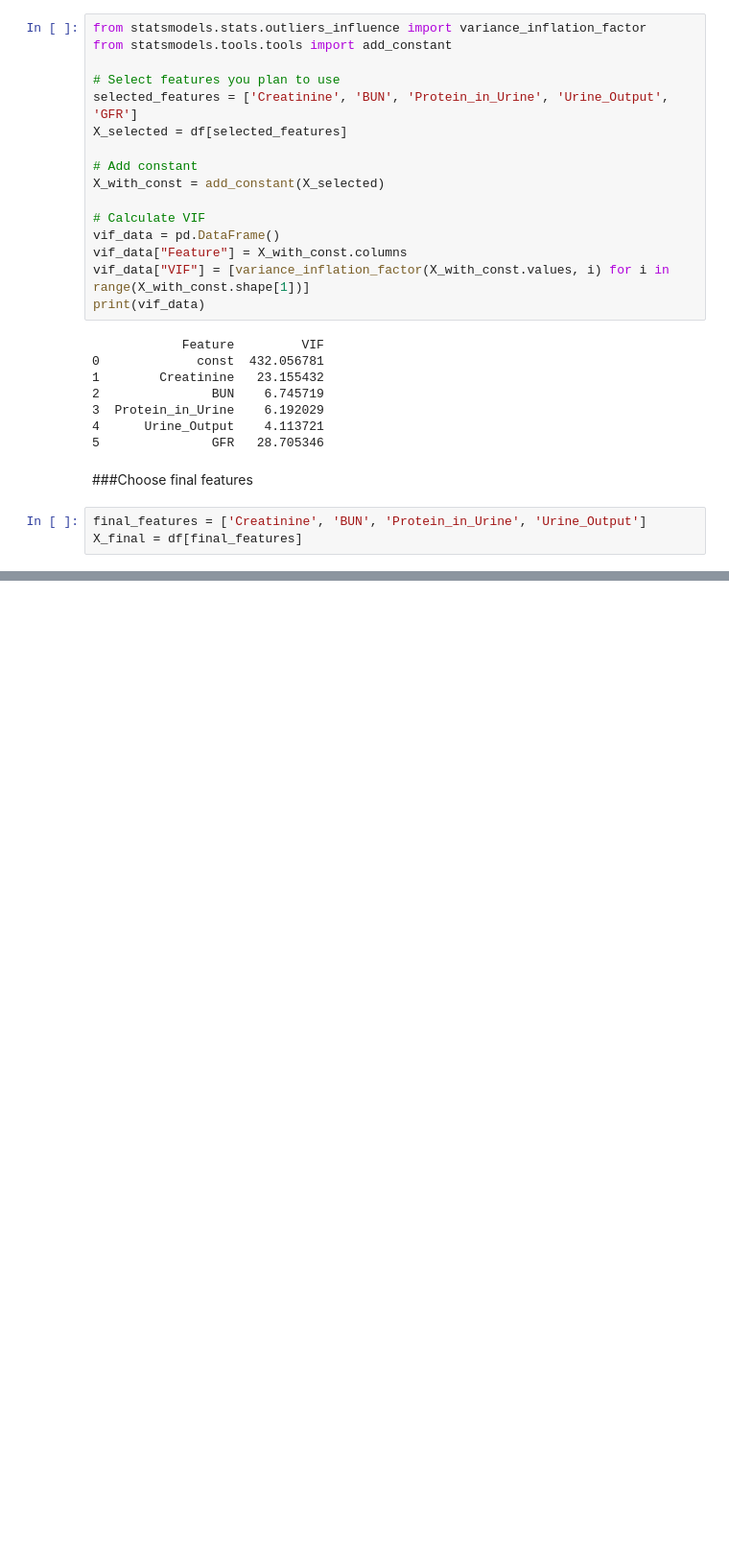
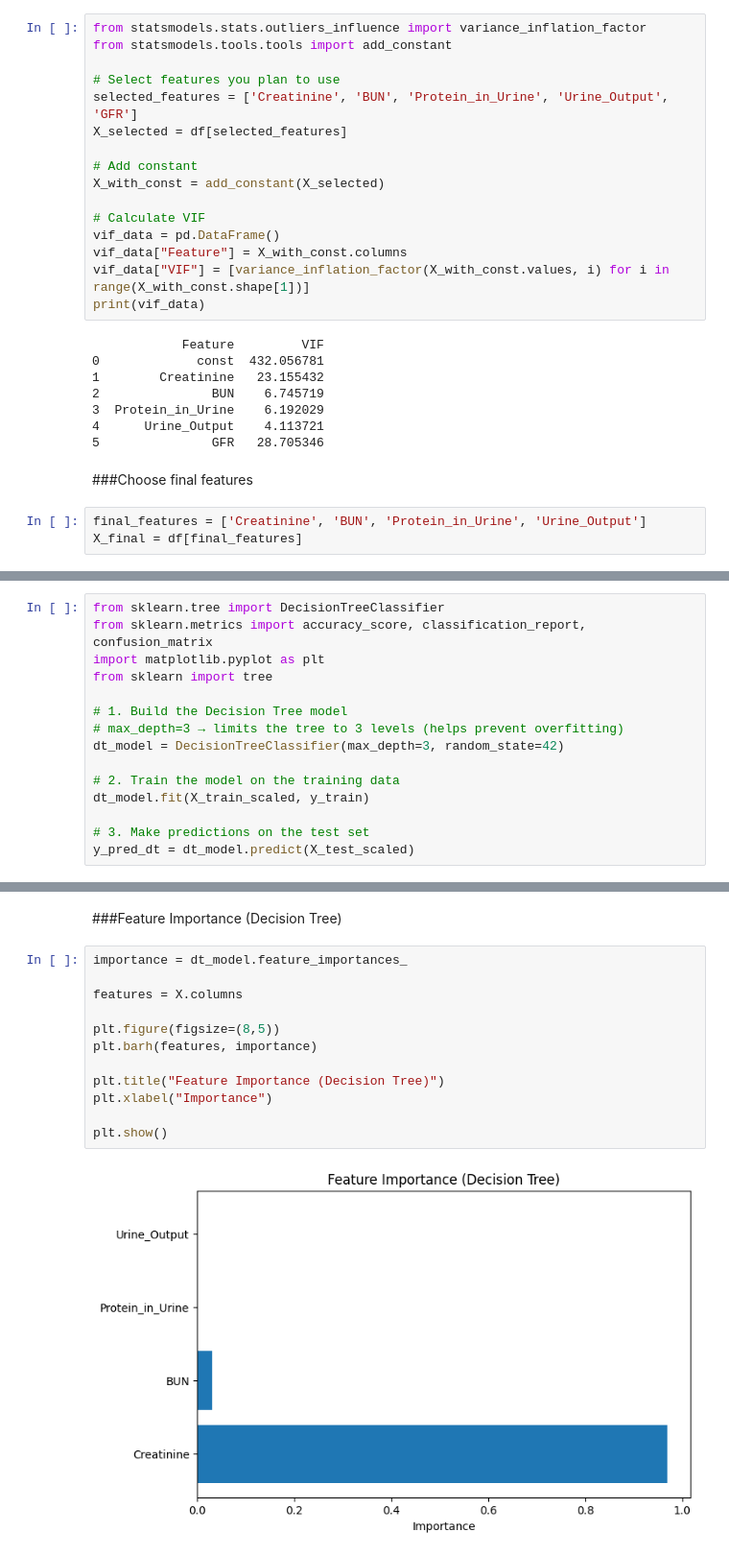
Before and after one commit to trLynn/ckd_prediction_model, a Jupyter notebook: CKD(Logistic_Regression).ipynb, the cells around one changed output, grey strips where cells are left out. Shown at 96% size. Drawn from its saved outputs; the diff is of its cells as text; blank space fills up the shorter version.

```diff
--- a/CKD(Logistic_Regression).ipynb
+++ b/CKD(Logistic_Regression).ipynb
@@ -426,0 +421,15 @@ Good Model
+# %%
+from sklearn.tree import DecisionTreeClassifier
+from sklearn.metrics import accuracy_score, classification_report, confusion_matrix
+import matplotlib.pyplot as plt
+from sklearn import tree
+
+# 1. Build the Decision Tree model
+# max_depth=3 → limits the tree to 3 levels (helps prevent overfitting)
+dt_model = DecisionTreeClassifier(max_depth=3, random_state=42)
+
+# 2. Train the model on the training data
+dt_model.fit(X_train_scaled, y_train)
+
+# 3. Make predictions on the test set
+y_pred_dt = dt_model.predict(X_test_scaled)
@@ -426,0 +504,16 @@ Good Model
+# %% [markdown]
+###Feature Importance (Decision Tree)
+# %%
+importance = dt_model.feature_importances_
+
+features = X.columns
+
+plt.figure(figsize=(8,5))
+plt.barh(features, importance)
+
+plt.title("Feature Importance (Decision Tree)")
+plt.xlabel("Importance")
+
+plt.show()
+# %% [output]
+[figure, added]
```
Also changed, not shown: parts of 20 cells of this notebook.
